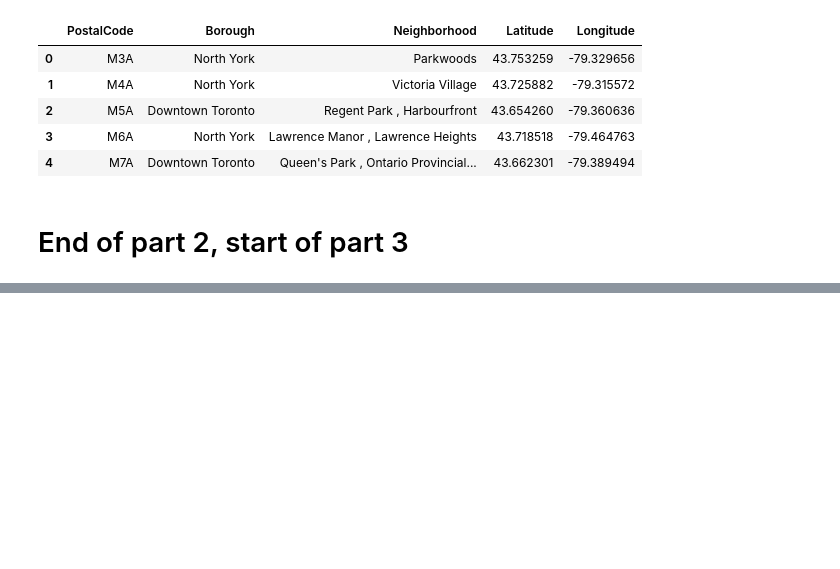
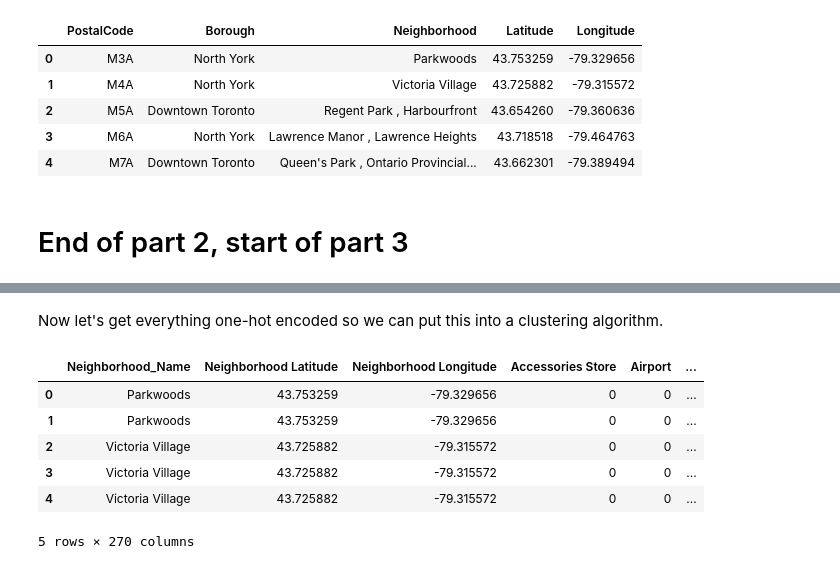
Before and after one commit to kevincrayton13/Capstone_week_3, a Jupyter notebook: Capstone_Week_3.ipynb, the cells around one changed output, grey strips where cells are left out. Saved outputs shown, nothing was run; the diff lists cells and outputs as text; code cells hidden in the pictures; blank space fills up the shorter version.

```diff
--- a/Capstone_Week_3.ipynb
+++ b/Capstone_Week_3.ipynb
@@ -113,0 +174,17 @@ complete_set.head()
+# %% [markdown]
+Now let's get everything one-hot encoded so we can put this into a clustering algorithm.
+# %%
+encoded = pd.get_dummies(venue_df['Venue Category'])
+encoded.insert(0, 'Neighborhood_Name', venue_df['Neighborhood'].values)
+encoded.insert(1, 'Neighborhood Latitude', venue_df['Neighborhood Latitude'].values)
+encoded.insert(2, 'Neighborhood Longitude', venue_df['Neighborhood Longitude'].values)
+
+encoded.head()
+# %% [output]
+|  | Neighborhood_Name | Neighborhood Latitude | Neighborhood Longitude | Accessories Store | Airport | ... |
+| 0 | Parkwoods | 43.753259 | -79.329656 | 0 | 0 | ... |
+| 1 | Parkwoods | 43.753259 | -79.329656 | 0 | 0 | ... |
+| 2 | Victoria Village | 43.725882 | -79.315572 | 0 | 0 | ... |
+| 3 | Victoria Village | 43.725882 | -79.315572 | 0 | 0 | ... |
+| 4 | Victoria Village | 43.725882 | -79.315572 | 0 | 0 | ... |
+5 rows × 270 columns
```
Also changed, not shown: parts of 6 cells of this notebook.
